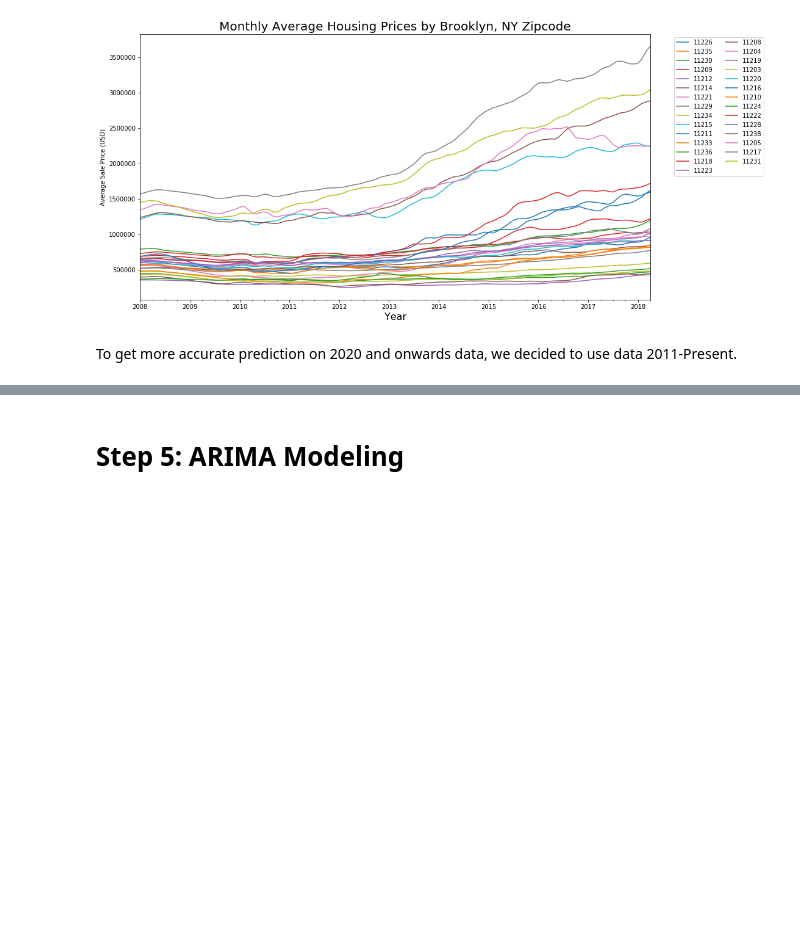
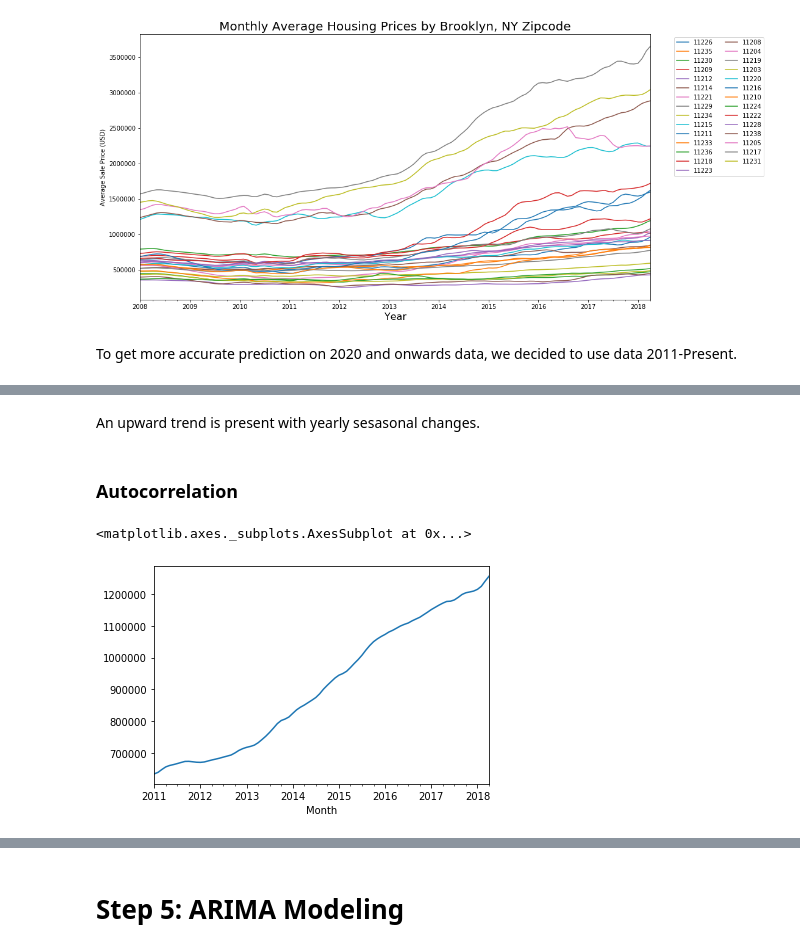
Before and after one commit to bonniema/House-Price-Prediction-with-Time-Series, a Jupyter notebook: mod_4_starter_notebook.ipynb, the cells around one changed output, grey strips where cells are left out. Drawn from its saved outputs; the diff is of its cells as text; code cells hidden in the pictures; blank space fills up the shorter version.

```diff
--- a/mod_4_starter_notebook.ipynb
+++ b/mod_4_starter_notebook.ipynb
@@ -187,0 +233,9 @@ To get more accurate prediction on 2020 and onwards data,  we decided to use dat
+# %% [markdown]
+An upward trend is present with yearly sesasonal changes.
+# %% [markdown]
+### Autocorrelation
+# %%
+month_avg.plot()
+# %% [output]
+<matplotlib.axes._subplots.AxesSubplot at 0x...>
+[figure, added]
```
Also changed, not shown: parts of 32 cells of this notebook.
